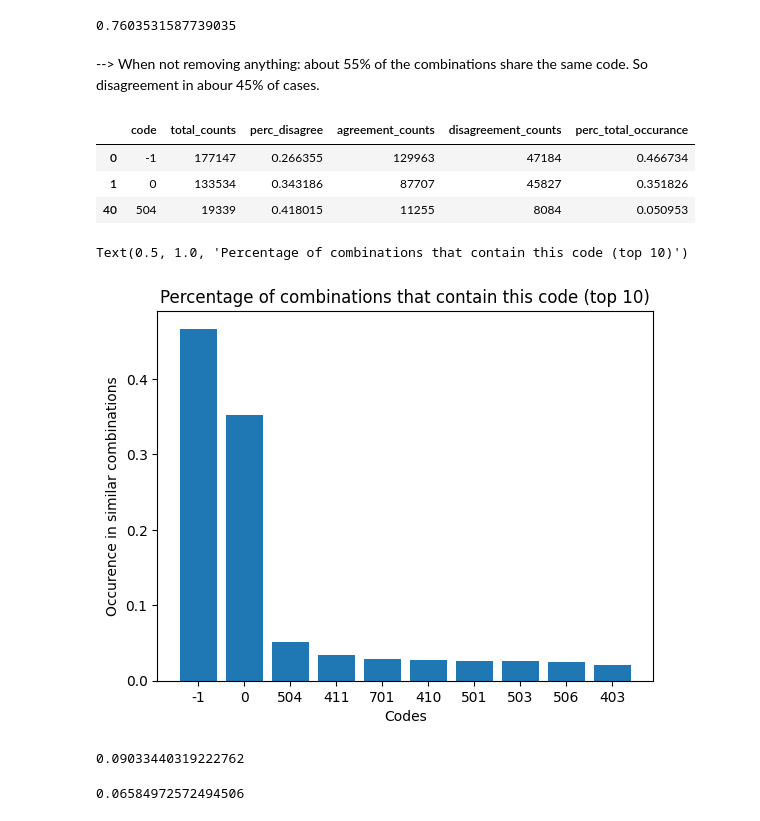
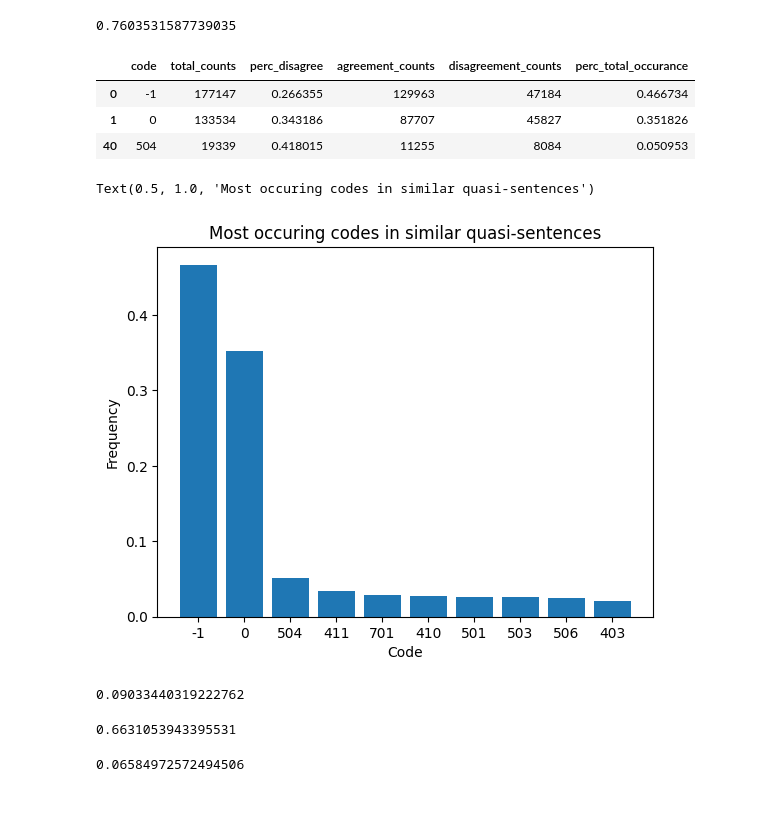
Before and after one commit to k-hanlon/ADS_manifesto_thesis, a Jupyter notebook: cosine_similarity_analysis.ipynb, the cells around one changed output. Drawn from its saved outputs; the diff is of its cells as text; code cells hidden in the pictures.

```diff
--- a/cosine_similarity_analysis.ipynb
+++ b/cosine_similarity_analysis.ipynb
@@ -104,8 +104,6 @@ This is done here before removing certain combinations:
 cosine_sim_df[cosine_sim_df["main_codes_x"] == cosine_sim_df["main_codes_y"]].shape[0]/cosine_sim_df.shape[0]
 # %% [output]
 0.7603531587739035
-# %% [markdown]
---> When not removing anything: about 55% of the combinations share the same code. So disagreement in abour 45% of cases.
 # %%
 codes = np.union1d(cosine_sim_df["main_codes_x"].unique(), cosine_sim_df["main_codes_y"].unique())
 total_counts = dict()
@@ -153,16 +151,16 @@ code_combinations_df_full.head(3)
 # %%
 # Plot the most occuring codes:
 top_ten_codes = code_combinations_df_full.head(10)["code"].astype(str)
 top_ten_percentages = code_combinations_df_full.head(10)["perc_total_occurance"]
 
 plt.bar(top_ten_codes, top_ten_percentages)
 
-plt.xlabel('Codes')
-plt.ylabel('Occurence in similar combinations')
-plt.title('Percentage of combinations that contain this code (top 10)')
+plt.xlabel('Code')
+plt.ylabel('Frequency')
+plt.title('Most occuring codes in similar quasi-sentences')
 # %% [output]
-Text(0.5, 1.0, 'Percentage of combinations that contain this code (top 10)')
+Text(0.5, 1.0, 'Most occuring codes in similar quasi-sentences')
-[figure, old version]
+[figure, new version]
 # %%
 # How often do coders agree that similar sentences have no content/useful meaning? So how often do both give 0 or -1? How often does only one give 0 or -1?
 
@@ -182,6 +180,10 @@ count_c = cosine_sim_df[(((cosine_sim_df['main_codes_x'] == -1) | (cosine_sim_df
 print(count_c/count_a)
 # %% [output]
 0.09033440319222762
+# %%
+print(count_b/cosine_sim_df.shape[0])
+# %% [output]
+0.6631053943395531
 # %%
 # What is the percentage of all combinations?
 print(count_c/cosine_sim_df.shape[0])
```
Also changed, not shown: parts of 18 cells of this notebook, 28 other files.
